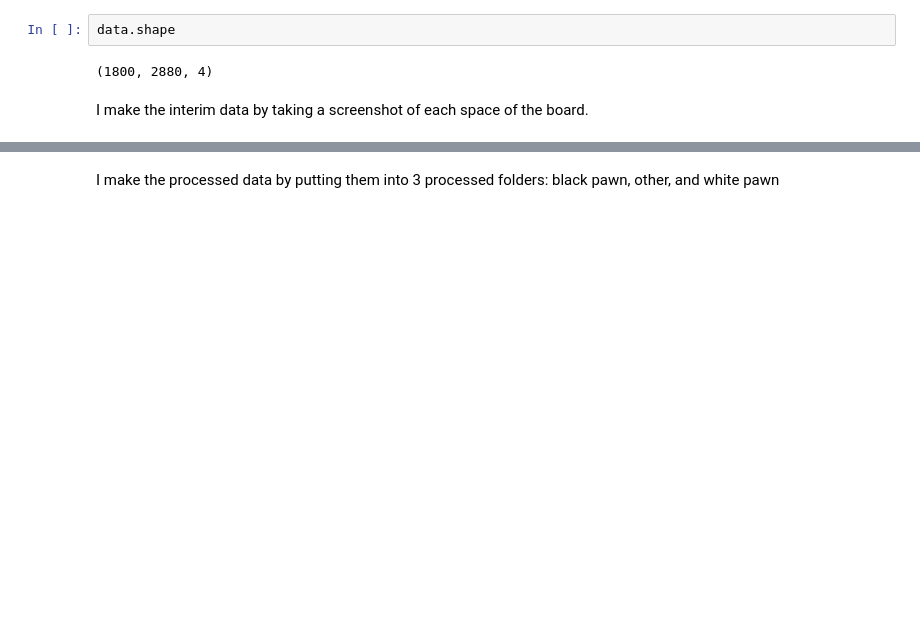
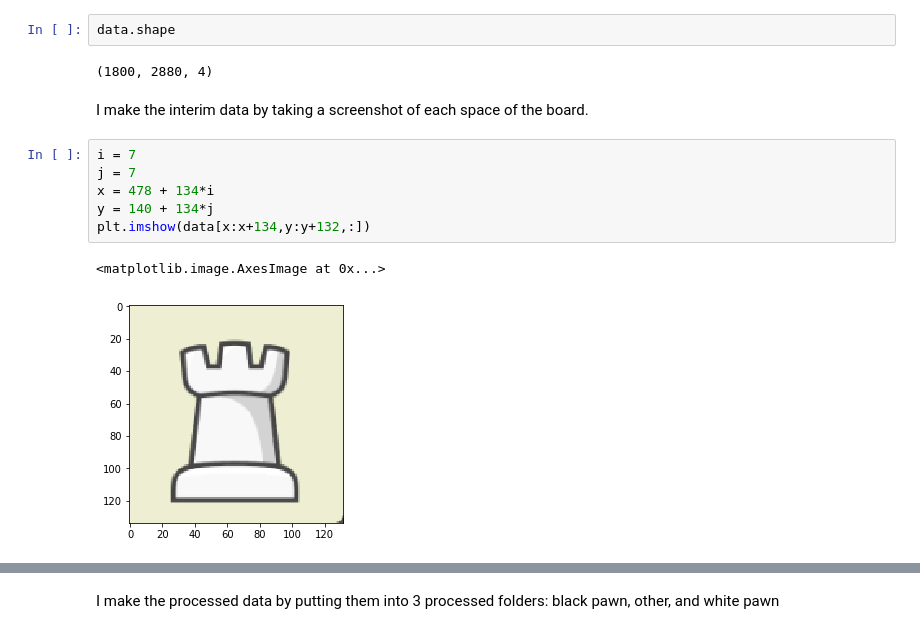
Before and after one commit to Peter-32/chess_strategist, a Jupyter notebook: notebooks/OLD Raw -> interim -> processed.ipynb, the cells around one changed output, grey strips where cells are left out. Saved outputs shown, nothing was run; the diff lists cells and outputs as text; blank space fills up the shorter version.

```diff
--- a/notebooks/OLD Raw -> interim -> processed.ipynb
+++ b/notebooks/OLD Raw -> interim -> processed.ipynb
@@ -34,6 +34,15 @@ data.shape
 (1800, 2880, 4)
 # %% [markdown]
 I make the interim data by taking a screenshot of each space of the board.
+# %%
+i = 7
+j = 7
+x = 478 + 134*i
+y = 140 + 134*j
+plt.imshow(data[x:x+134,y:y+132,:])
+# %% [output]
+<matplotlib.image.AxesImage at 0x...>
+[figure, added]
 # %%
 i = 0
 j = 0
```
Also changed, not shown: parts of 2 cells of this notebook, 6 other files.
